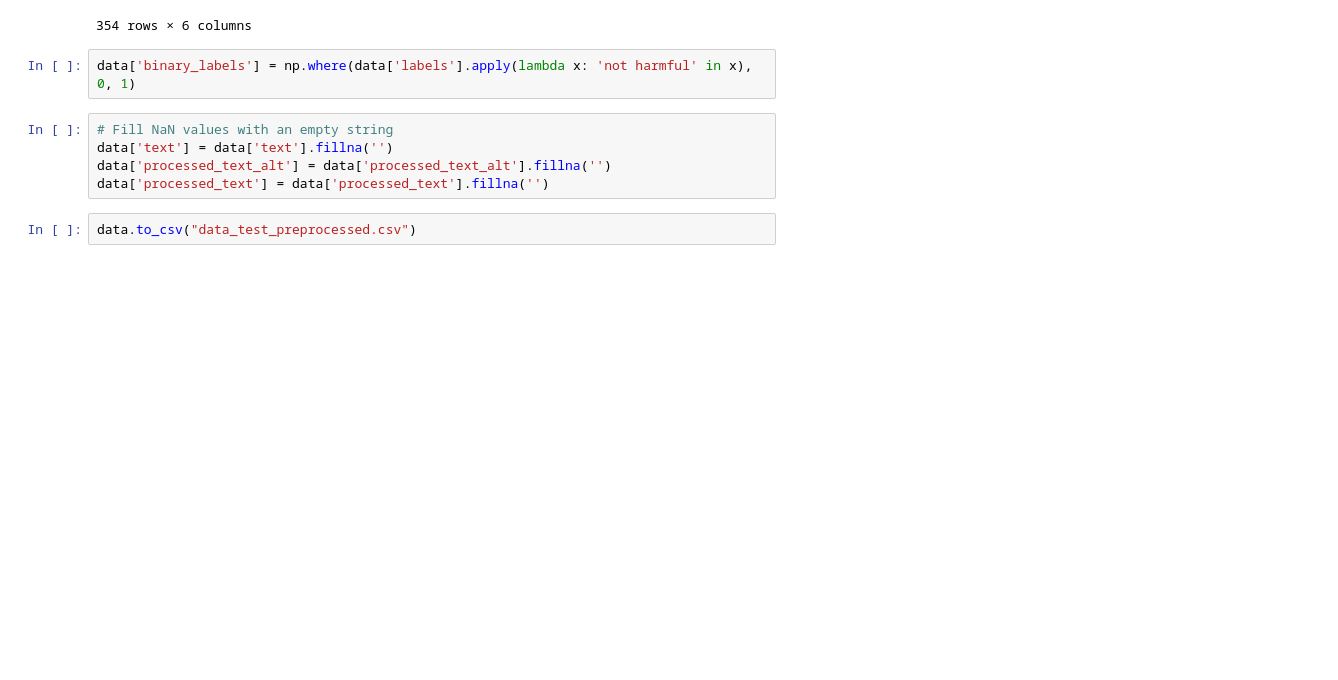
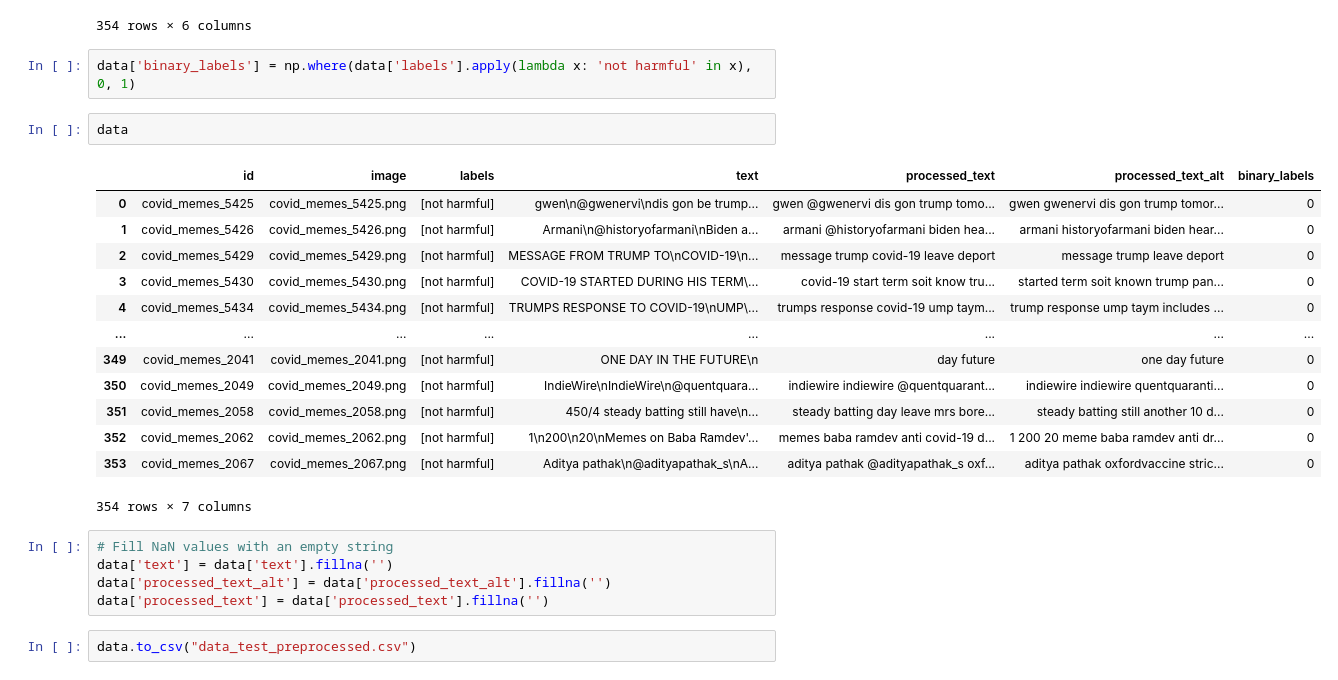
Before and after one commit to Luca-Frank/TUM-ProjectWeek24-HarMeme, a Jupyter notebook: data.ipynb, the cells around one changed output. Cells and saved outputs as stored; diff of their text form; blank space fills up the shorter version.

Commit message:
updated hate speech binary label

```diff
--- a/data.ipynb
+++ b/data.ipynb
@@ -151,6 +151,22 @@ data
 354 rows × 6 columns
 # %%
 data['binary_labels'] = np.where(data['labels'].apply(lambda x: 'not harmful' in x), 0, 1)
+# %%
+data
+# %% [output]
+|  | id | image | labels | text | processed_text | processed_text_alt | binary_labels |
+| 0 | covid_memes_5425 | covid_memes_5425.png | [not harmful] | gwen\n@gwenervi\ndis gon be trump... | gwen @gwenervi dis gon trump tomo... | gwen gwenervi dis gon trump tomor... | 0 |
+| 1 | covid_memes_5426 | covid_memes_5426.png | [not harmful] | Armani\n@historyofarmani\nBiden a... | armani @historyofarmani biden hea... | armani historyofarmani biden hear... | 0 |
+| 2 | covid_memes_5429 | covid_memes_5429.png | [not harmful] | MESSAGE FROM TRUMP TO\nCOVID-19\n... | message trump covid-19 leave deport | message trump leave deport | 0 |
+| 3 | covid_memes_5430 | covid_memes_5430.png | [not harmful] | COVID-19 STARTED DURING HIS TERM\... | covid-19 start term soit know tru... | started term soit known trump pan... | 0 |
+| 4 | covid_memes_5434 | covid_memes_5434.png | [not harmful] | TRUMPS RESPONSE TO COVID-19\nUMP\... | trumps response covid-19 ump taym... | trump response ump taym includes ... | 0 |
+| ... | ... | ... | ... | ... | ... | ... | ... |
+| 349 | covid_memes_2041 | covid_memes_2041.png | [not harmful] | ONE DAY IN THE FUTURE\n | day future | one day future | 0 |
+| 350 | covid_memes_2049 | covid_memes_2049.png | [not harmful] | IndieWire\nIndieWire\n@quentquara... | indiewire indiewire @quentquarant... | indiewire indiewire quentquaranti... | 0 |
+| 351 | covid_memes_2058 | covid_memes_2058.png | [not harmful] | 450/4 steady batting still have\n... | steady batting day leave mrs bore... | steady batting still another 10 d... | 0 |
+| 352 | covid_memes_2062 | covid_memes_2062.png | [not harmful] | 1\n200\n20\nMemes on Baba Ramdev'... | memes baba ramdev anti covid-19 d... | 1 200 20 meme baba ramdev anti dr... | 0 |
+| 353 | covid_memes_2067 | covid_memes_2067.png | [not harmful] | Aditya pathak\n@adityapathak_s\nA... | aditya pathak @adityapathak_s oxf... | aditya pathak oxfordvaccine stric... | 0 |
+354 rows × 7 columns
 # %%
 # Fill NaN values with an empty string
 data['text'] = data['text'].fillna('')
```
Also changed, not shown: parts of 1 cell of this notebook, 2 other files.
